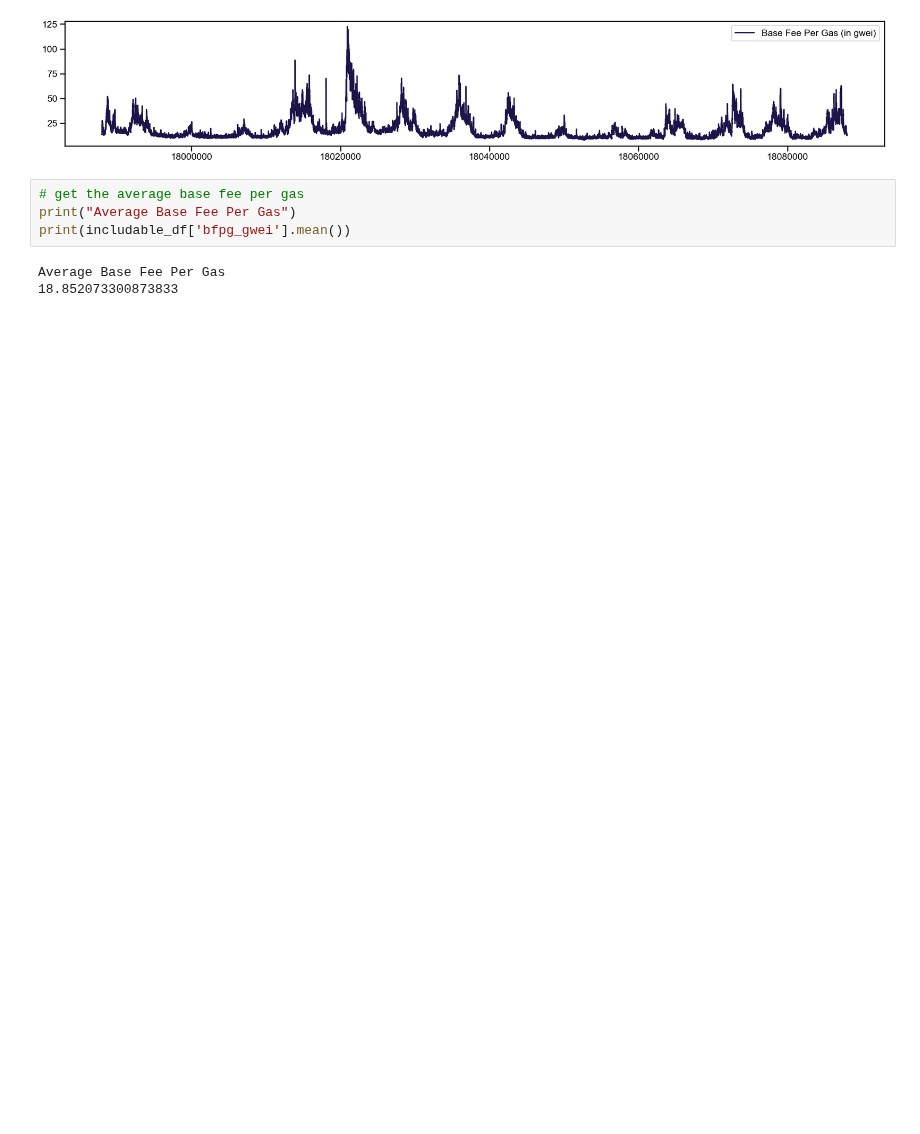
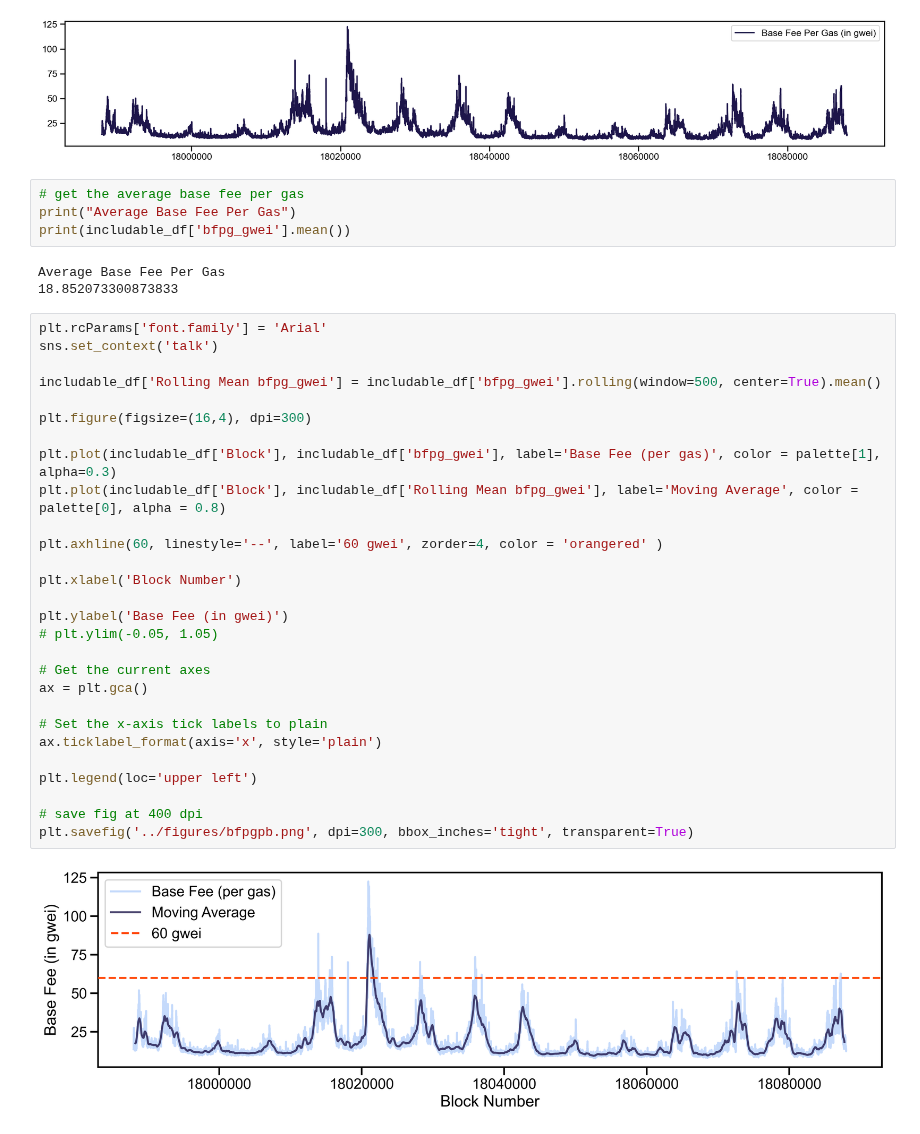
Before and after one commit to krzhang/camcos, a Jupyter notebook: CAMCOS_2023F/Data_Exploration/available_gas/includable_gas_calculation.ipynb, the cells around one changed output. Cells and saved outputs as stored; diff of their text form; blank space fills up the shorter version.

```diff
--- a/CAMCOS_2023F/Data_Exploration/available_gas/includable_gas_calculation.ipynb
+++ b/CAMCOS_2023F/Data_Exploration/available_gas/includable_gas_calculation.ipynb
@@ -588,3 +671,33 @@ print(includable_df['bfpg_gwei'].mean())
 # %% [output]
 Average Base Fee Per Gas
 18.852073300873833
+# %%
+plt.rcParams['font.family'] = 'Arial'
+sns.set_context('talk')
+
+includable_df['Rolling Mean bfpg_gwei'] = includable_df['bfpg_gwei'].rolling(window=500, center=True).mean()
+
+plt.figure(figsize=(16,4), dpi=300)
+
+plt.plot(includable_df['Block'], includable_df['bfpg_gwei'], label='Base Fee (per gas)', color = palette[1], alpha=0.3)
+plt.plot(includable_df['Block'], includable_df['Rolling Mean bfpg_gwei'], label='Moving Average', color = palette[0], alpha = 0.8)
+
+plt.axhline(60, linestyle='--', label='60 gwei', zorder=4, color = 'orangered' )
+
+plt.xlabel('Block Number')
+
+plt.ylabel('Base Fee (in gwei)')
+# plt.ylim(-0.05, 1.05)
+
+# Get the current axes
+ax = plt.gca()
+
+# Set the x-axis tick labels to plain
+ax.ticklabel_format(axis='x', style='plain')
+
+plt.legend(loc='upper left')
+
+# save fig at 400 dpi
+plt.savefig('../figures/bfpgpb.png', dpi=300, bbox_inches='tight', transparent=True)
+# %% [output]
+[figure, added]
```
Also changed, not shown: parts of 26 cells of this notebook.
